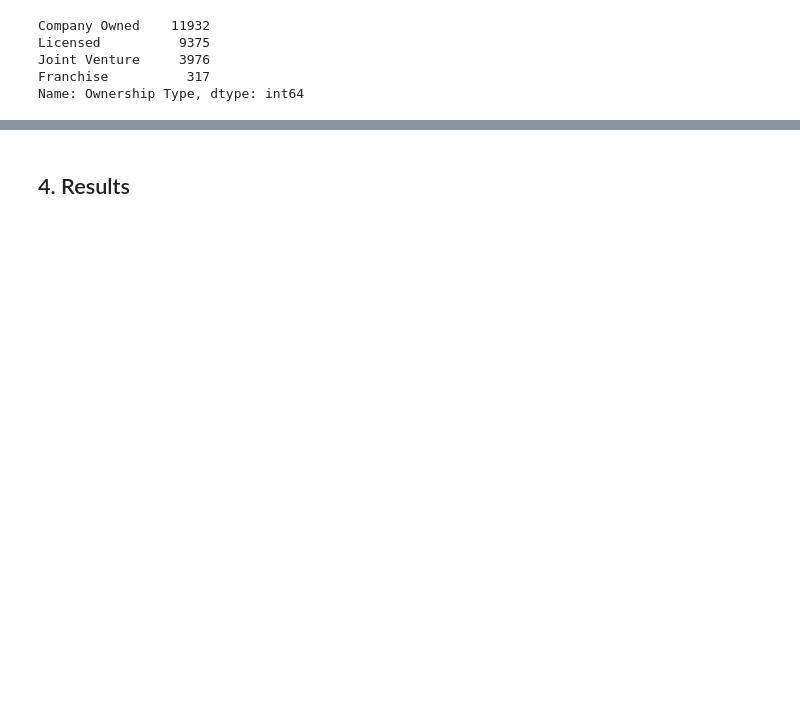
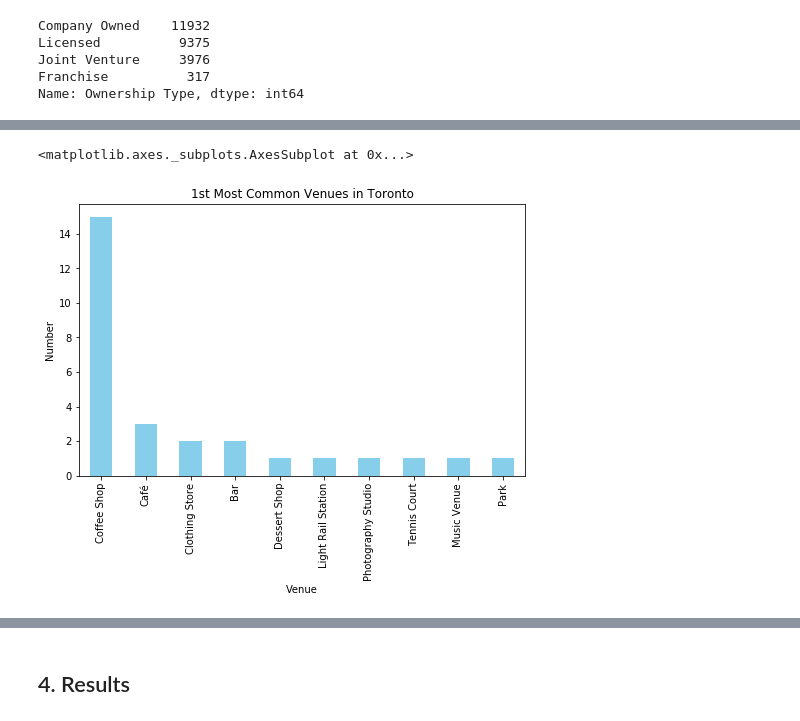
Before and after one commit to Kyungjin-Cho/Applied-Data-Science-Capstone, a Jupyter notebook: Capstone Project - The Battle of Neighborhoods.ipynb, the cells around one changed output, grey strips where cells are left out. Cells and saved outputs as stored; diff of their text form; code cells hidden in the pictures; blank space fills up the shorter version.

```diff
--- a/Capstone Project - The Battle of Neighborhoods.ipynb
+++ b/Capstone Project - The Battle of Neighborhoods.ipynb
@@ -173,0 +756,3 @@ plt.show()
+# %%
+toronto_grouped = toronto_onehot.groupby('Neighbourhood').mean().reset_index()
+toronto_grouped
@@ -173,0 +834,35 @@ plt.show()
+# %%
+def return_most_common_venues(row, num_top_venues):
+
+    #select all the column except the first one (Neighborhoods)
+    row_categories = row.iloc[1:]
+
+    # sort the columns in decending order
+    row_categories_sorted = row_categories.sort_values(ascending=False)
+
+    # return only top 10
+    return row_categories_sorted.index.values[0:num_top_venues]
+# %%
+num_top_venues = 10
+
+indicators = ['st', 'nd', 'rd']
+
+# create columns according to number of top venues
+columns = ['Neighbourhood']
+for ind in np.arange(num_top_venues):
+    try:
+        columns.append('{}{} Most Common Venue'.format(ind+1, indicators[ind]))
+    except:
+        columns.append('{}th Most Common Venue'.format(ind+1))
+
+# create a new dataframe with the columns above
+neighborhoods_venues_sorted = pd.DataFrame(columns=columns)
+
+# in the column Neighbourhood, put the Neighborhood names found in toronto_gouped dataframe
+neighborhoods_venues_sorted['Neighbourhood'] = toronto_grouped['Neighbourhood']
+
+# for each row (Neighborhood) in the dataframe toronto_grouped
+for ind in np.arange(toronto_grouped.shape[0]):
+    neighborhoods_venues_sorted.iloc[ind, 1:] = return_most_common_venues(toronto_grouped.iloc[ind, :], num_top_venues)
+
+neighborhoods_venues_sorted.head()
@@ -173,0 +920,9 @@ plt.show()
+# %%
+# graph of top10 postcode
+fig = plt.figure(figsize=(8,5))
+ax = fig.add_subplot(111)
+ax.set(title = "1st Most Common Venues in Toronto", xlabel = 'Venue', ylabel = 'Number')
+neighborhoods_venues_sorted['1st Most Common Venue'].value_counts().head(10).plot(kind="bar", color = "skyblue")
+# %% [output]
+<matplotlib.axes._subplots.AxesSubplot at 0x...>
+[figure, added]
```
Also changed, not shown: parts of 94 cells of this notebook.
